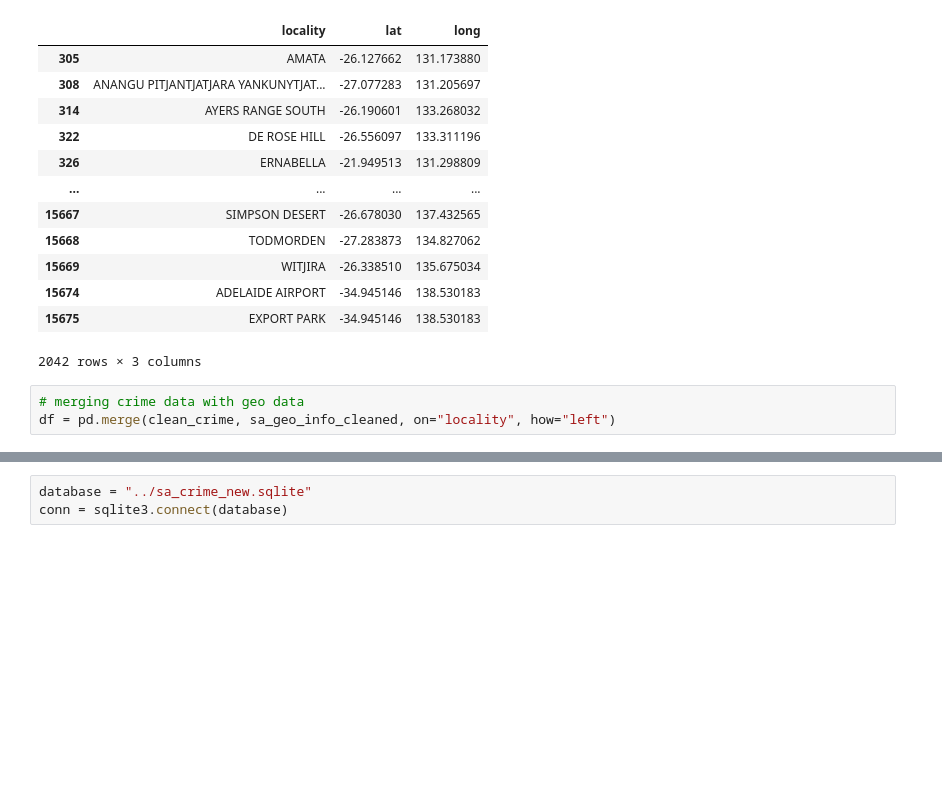
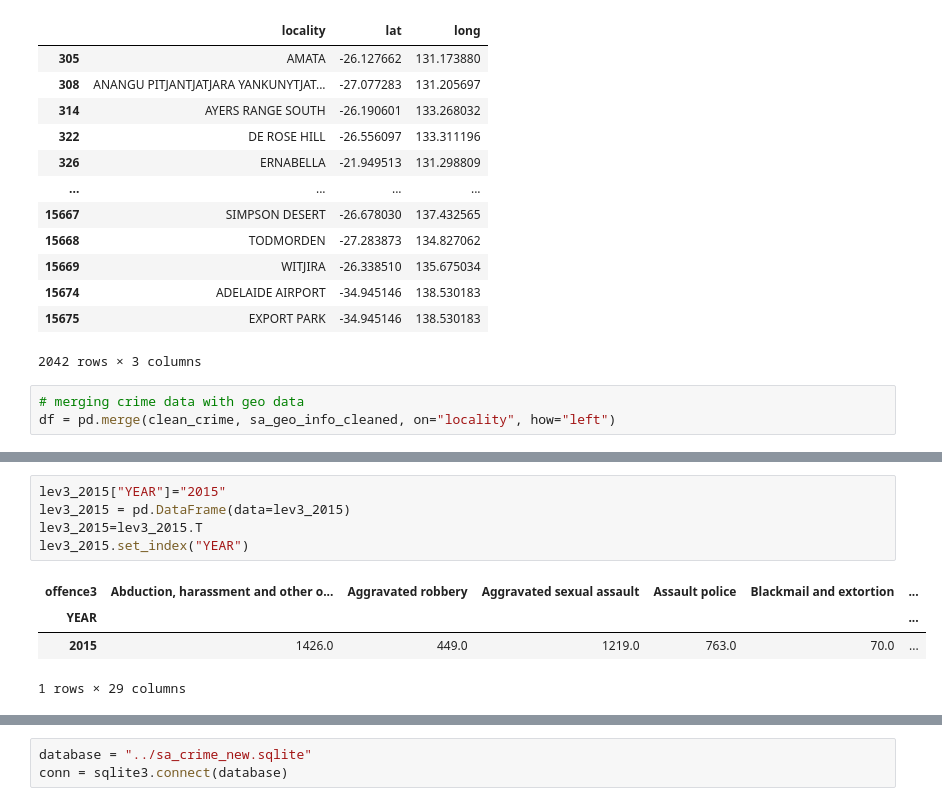
Before and after one commit to Shrutihindocha/Project-2-Visualisations, a Jupyter notebook: Data/raw_data/data_cleaning_new.ipynb, the cells around one changed output, grey strips where cells are left out. Saved outputs shown, nothing was run; the diff lists cells and outputs as text; blank space fills up the shorter version.

```diff
--- a/Data/raw_data/data_cleaning_new.ipynb
+++ b/Data/raw_data/data_cleaning_new.ipynb
@@ -135,0 +355,10 @@ df.head()
+# %%
+lev3_2015["YEAR"]="2015"
+lev3_2015 = pd.DataFrame(data=lev3_2015)
+lev3_2015=lev3_2015.T
+lev3_2015.set_index("YEAR")
+# %% [output]
+| offence3 | Abduction, harassment and other o... | Aggravated robbery | Aggravated sexual assault | Assault police | Blackmail and extortion | ... |
+| YEAR |  |  |  |  |  | ... |
+| 2015 | 1426.0 | 449.0 | 1219.0 | 763.0 | 70.0 | ... |
+1 rows × 29 columns
```
Also changed, not shown: parts of 49 cells of this notebook, 17 other files.
